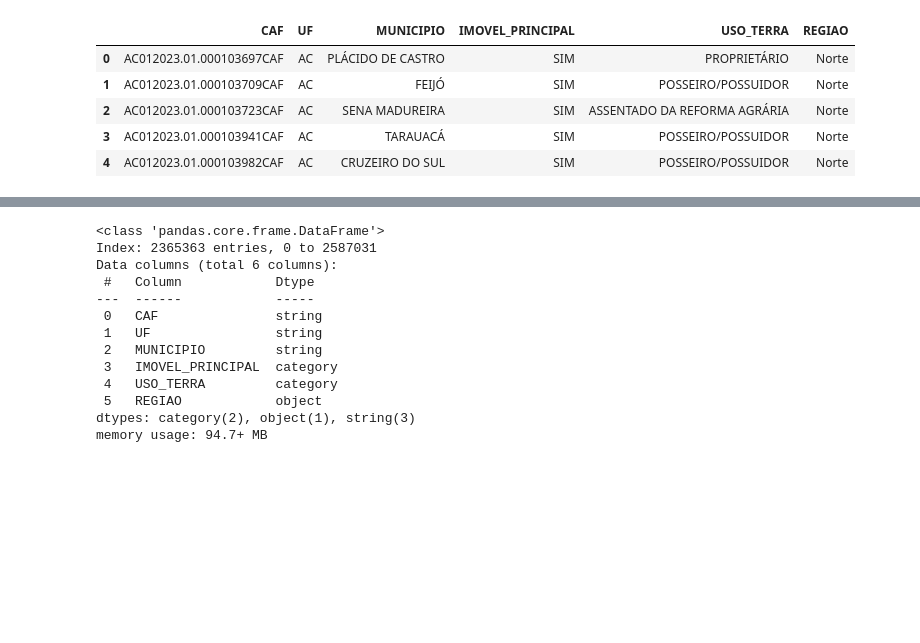
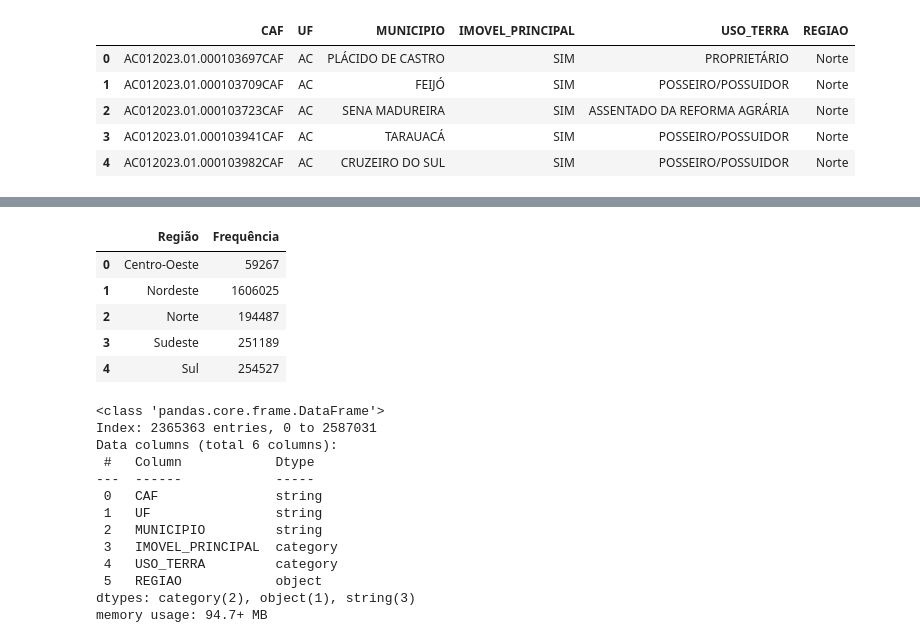
Before and after one commit to Luisamfer/Ativ_Est_Desc, a Jupyter notebook: Estat_desc.ipynb, the cells around one changed output, grey strips where cells are left out. Saved outputs shown, nothing was run; the diff lists cells and outputs as text; code cells hidden in the pictures; blank space fills up the shorter version.

```diff
--- a/Estat_desc.ipynb
+++ b/Estat_desc.ipynb
@@ -283,3 +308,15 @@ df_area.head()
+# %%
+#TABELA DE FREQUENCIA DE UFPAs POR REGIÃO
+freq_uf = df_area.groupby('REGIAO')['CAF'].nunique().reset_index()
+freq_uf.columns = ["Região", "Frequência"]
+freq_uf
+# %% [output]
+|  | Região | Frequência |
+| 0 | Centro-Oeste | 59267 |
+| 1 | Nordeste | 1606025 |
+| 2 | Norte | 194487 |
+| 3 | Sudeste | 251189 |
+| 4 | Sul | 254527 |
 # %%
 # FAZENDO FILTRO NA VARIÁVEL DE INTERESSE
 df_area_principal = df_area[df_area["IMOVEL_PRINCIPAL"] == "SIM"]
```
Also changed, not shown: parts of 6 cells of this notebook.
